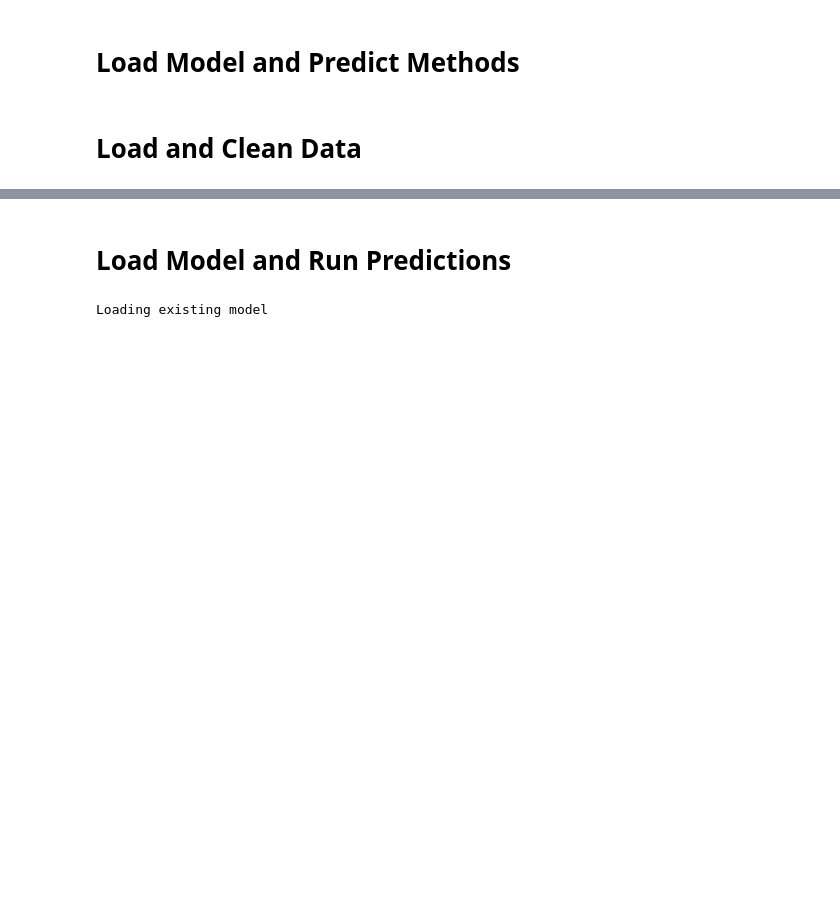
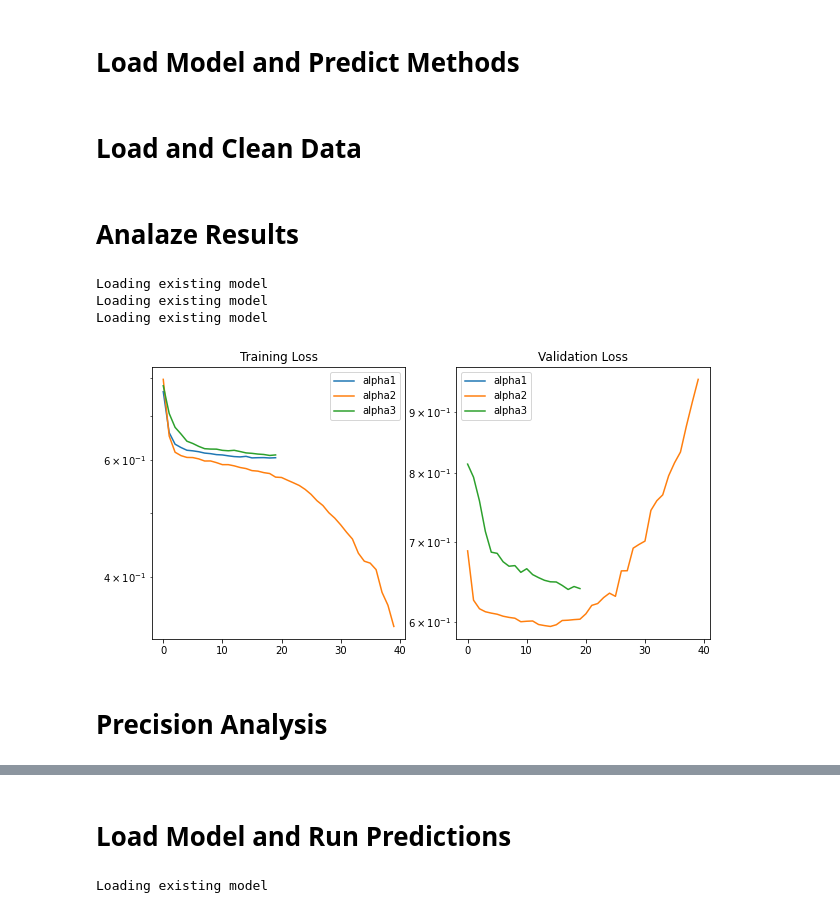
Before and after one commit to mads-swaps/swap-for-profit, a Jupyter notebook: playground/nicks/torch/py_torch_model_validation.ipynb, the cells around one changed output, grey strips where cells are left out. Saved outputs shown, nothing was run; the diff lists cells and outputs as text; code cells hidden in the pictures; blank space fills up the shorter version.

Commit message:
optimized models

```diff
--- a/playground/nicks/torch/py_torch_model_validation.ipynb
+++ b/playground/nicks/torch/py_torch_model_validation.ipynb
@@ -16,13 +16,13 @@ import pickle
 def load_model_only(config):
     path = config.get('model_path', '')
     f = f"{path}/{config['model_identifier']}.pth"
-    print("Loading existing model")
     checkpoint = torch.load(f)
     net = checkpoint['net']
+    scaler = checkpoint.get('scaler', None)
     mean_losses = checkpoint['mean_losses']
-    return net, mean_losses
+    return net, scaler, mean_losses
 
-def predict(model, X, y, device='cpu'):
+def predict(model, X, y, device='cpu', silent=False):
     pyt_device = torch.device(device)
 
     if 'cuda' in device:
@@ -39,7 +39,7 @@ def predict(model, X, y, device='cpu'):
         num_outputs = len(y.columns)
         num_batches = len(predictLoader)
         predictions = torch.zeros(num_elements, num_outputs)
-        for i, (inputs, _) in tqdm(enumerate(predictLoader), total=num_batches):
+        for i, (inputs, _) in tqdm(enumerate(predictLoader), total=num_batches, disable=silent):
             inputs = to_device(inputs, pyt_device)
             start = i*batch_size
             end = start + batch_size
@@ -80,3 +80,56 @@ def load_split_data(suffix=None, split=False):
         return X, y
 
 X_train, y_train, X_test, y_test = load_split_data(suffix='20210726', split=True)
+# %% [markdown]
+# Analaze Results
+# %%
+import matplotlib.pyplot as plt
+
+# tl, vl = zip(*mean_losses)
+# fig,(ax1,ax2) = plt.subplots(1,2,figsize=(10,5))
+# ax1.set_title("Training Loss")
+# ax2.set_title("Validation Loss")
+# ax1.plot(tl[:40], label=model_id)
+# ax2.plot(vl[:40], label=model_id)
+# # ax1.set_yscale('log')
+# # ax2.set_yscale('log')
+# ax1.legend()
+# ax2.legend()
+# plt.show()
+
+######
+model_ids=[ 'alpha1',
+            'alpha2',
+            'alpha3',
+          ]
+
+fig,(ax1,ax2) = plt.subplots(1,2,figsize=(10,5))
+ax1.set_title("Training Loss")
+ax2.set_title("Validation Loss")
+
+for model_id in model_ids:
+    with open(f'models/{model_id}.cfg') as f:
+        configurations = json.load(f)
+
+    _, _, mean_losses = load_model_only(configurations)
+
+    tl, vl = zip(*mean_losses)
+
+    ax1.plot(tl[:40], label=model_id)
+    ax2.plot(vl[:40], label=model_id)
+
+# ax1.set_ylim(0,0.02)
+# ax2.set_ylim(0,0.02)
+ax1.set_yscale('log')
+ax2.set_yscale('log')
+
+ax1.legend()
+ax2.legend()
+plt.show()
+# %% [output]
+Loading existing model
+Loading existing model
+Loading existing model
+[figure, added]
+# %% [markdown]
+# Precision Analysis
```
Also changed, not shown: parts of 5 cells of this notebook, 15 other files.
